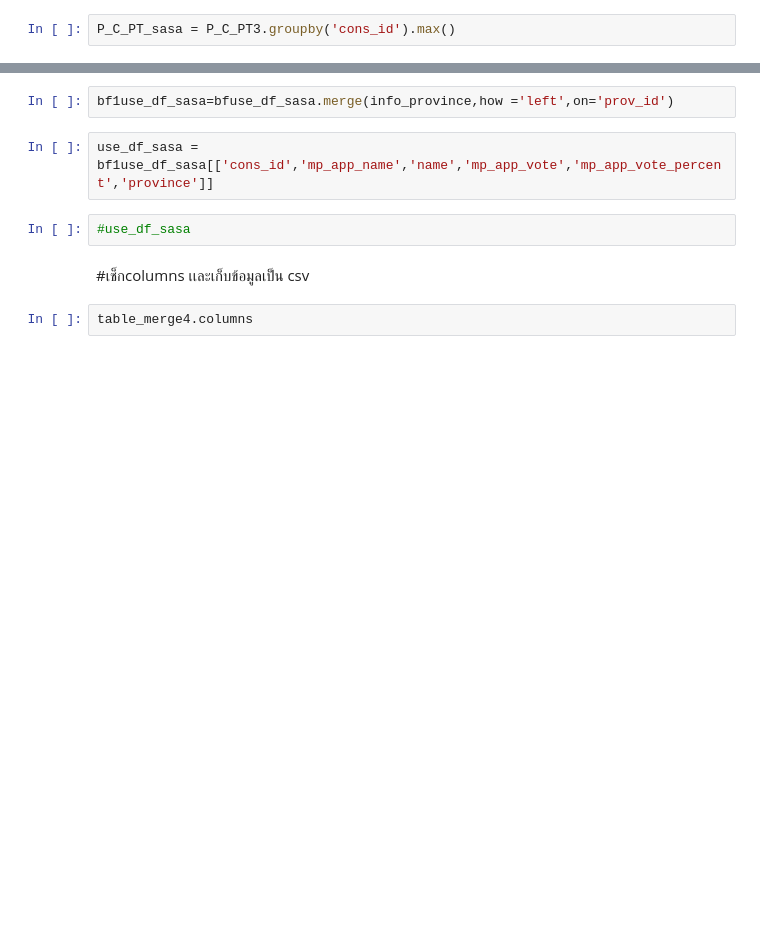
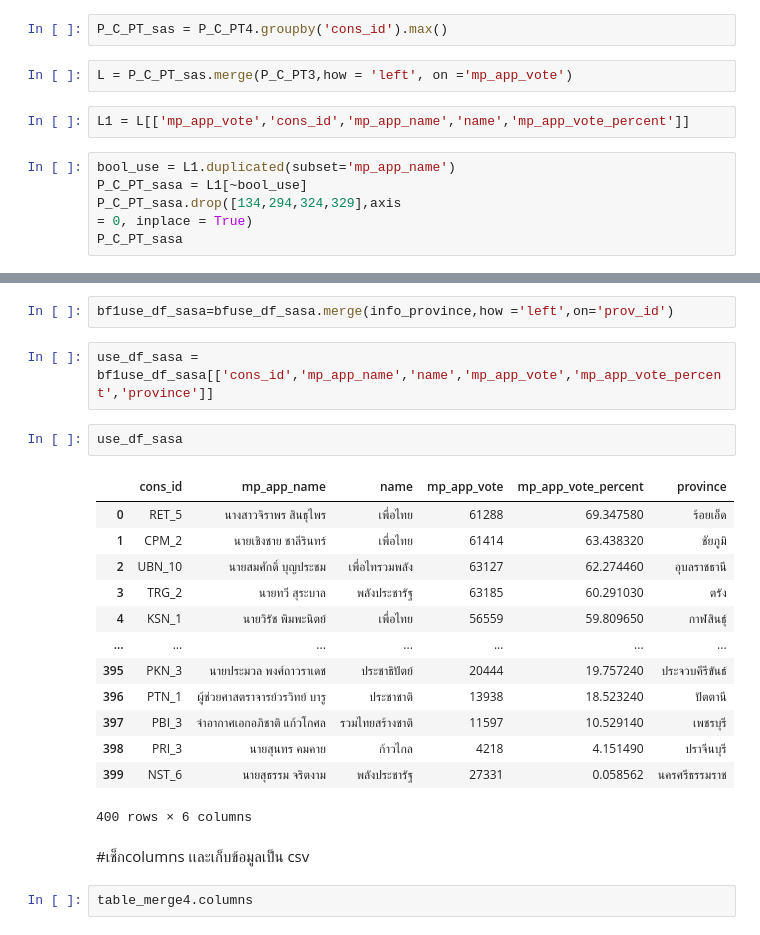
Before and after one commit to MOOwuttichai/python_dataviz2023, a Jupyter notebook: งานโปรเจค.ipynb, the cells around one changed output, grey strips where cells are left out. Drawn from its saved outputs; the diff is of its cells as text; blank space fills up the shorter version.

```diff
--- a/งานโปรเจค.ipynb
+++ b/งานโปรเจค.ipynb
@@ -425,2 +427,12 @@ P_C_PT3 = P_C_PT2.replace(to_replace=[146.37719,202.22338,145.80173,714.90976,27
 # %%
-P_C_PT_sasa = P_C_PT3.groupby('cons_id').max()
+P_C_PT_sas = P_C_PT4.groupby('cons_id').max()
+# %%
+L = P_C_PT_sas.merge(P_C_PT3,how = 'left', on ='mp_app_vote')
+# %%
+L1 = L[['mp_app_vote','cons_id','mp_app_name','name','mp_app_vote_percent']]
+# %%
+bool_use = L1.duplicated(subset='mp_app_name')
+P_C_PT_sasa = L1[~bool_use]
+P_C_PT_sasa.drop([134,294,324,329],axis
+= 0, inplace = True)
+P_C_PT_sasa
@@ -437,8 +467,22 @@ bfuse_df_sasa = sasa_has_Prov[['cons_id','mp_app_name','name','mp_app_vote','mp_
 bf1use_df_sasa=bfuse_df_sasa.merge(info_province,how ='left',on='prov_id')
 # %%
 use_df_sasa = bf1use_df_sasa[['cons_id','mp_app_name','name','mp_app_vote','mp_app_vote_percent','province']]
-# %%
-#use_df_sasa
+# %%
+use_df_sasa
+# %% [output]
+|  | cons_id | mp_app_name | name | mp_app_vote | mp_app_vote_percent | province |
+| 0 | RET_5 | นางสาวจิราพร สินธุไพร | เพื่อไทย | 61288 | 69.347580 | ร้อยเอ็ด |
+| 1 | CPM_2 | นายเชิงชาย ชาลีรินทร์ | เพื่อไทย | 61414 | 63.438320 | ชัยภูมิ |
+| 2 | UBN_10 | นายสมศักดิ์ บุญประชม | เพื่อไทรวมพลัง | 63127 | 62.274460 | อุบลราชธานี |
+| 3 | TRG_2 | นายทวี สุระบาล | พลังประชารัฐ | 63185 | 60.291030 | ตรัง |
+| 4 | KSN_1 | นายวิรัช พิมพะนิตย์ | เพื่อไทย | 56559 | 59.809650 | กาฬสินธุ์ |
+| ... | ... | ... | ... | ... | ... | ... |
+| 395 | PKN_3 | นายประมวล พงศ์ถาวราเดช | ประชาธิปัตย์ | 20444 | 19.757240 | ประจวบคีรีขันธ์ |
+| 396 | PTN_1 | ผู้ช่วยศาสตราจารย์วรวิทย์ บารู | ประชาชาติ | 13938 | 18.523240 | ปัตตานี |
+| 397 | PBI_3 | จ่าอากาศเอกอภิชาติ แก้วโกศล | รวมไทยสร้างชาติ | 11597 | 10.529140 | เพชรบุรี |
+| 398 | PRI_3 | นายสุนทร คมคาย | ก้าวไกล | 4218 | 4.151490 | ปราจีนบุรี |
+| 399 | NST_6 | นายสุธรรม จริตงาม | พลังประชารัฐ | 27331 | 0.058562 | นครศรีธรรมราช |
+400 rows × 6 columns
 # %% [markdown]
 #เช็กcolumns เเละเก็บข้อมูลเป็น csv
 # %%
```
Also changed, not shown: parts of 3 cells of this notebook.
